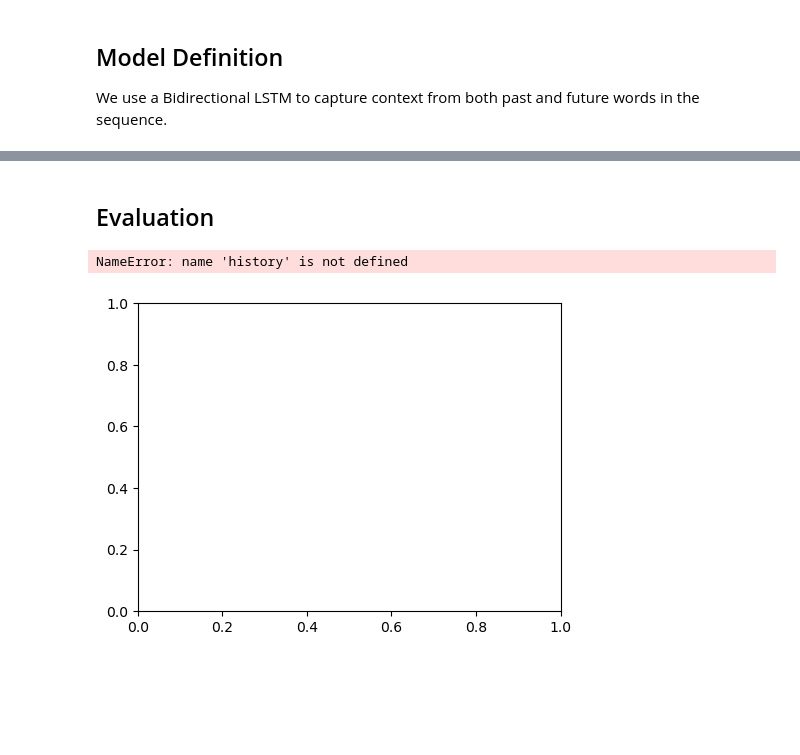
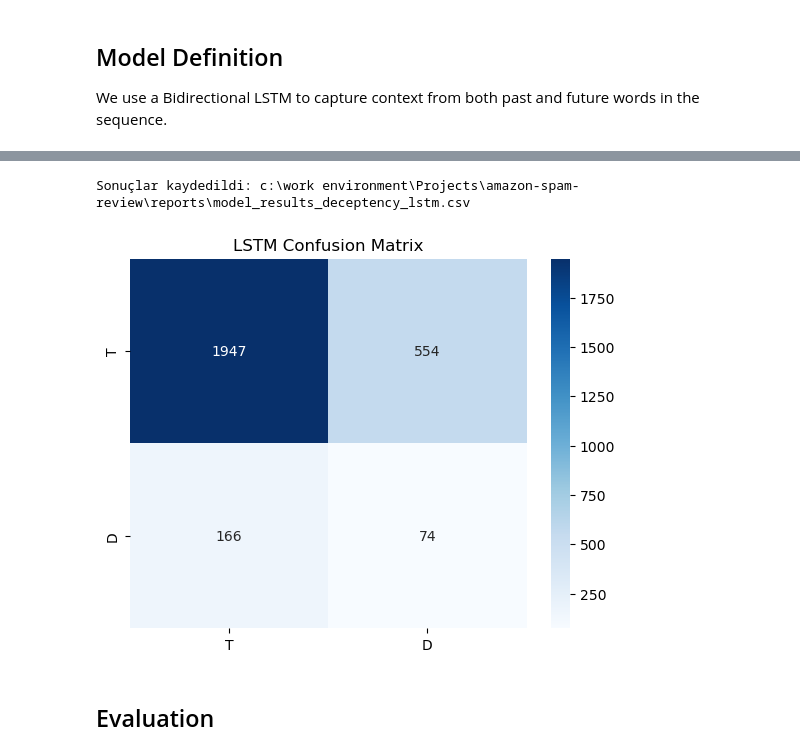
Before and after one commit to AybarsKansu/amazon-fake-review-detector, a Jupyter notebook: notebooks/deceptency/lstm_diplomacy.ipynb, the cells around one changed output, grey strips where cells are left out. Cells and saved outputs as stored; diff of their text form; code cells hidden in the pictures; blank space fills up the shorter version.

```diff
--- a/notebooks/deceptency/lstm_diplomacy.ipynb
+++ b/notebooks/deceptency/lstm_diplomacy.ipynb
@@ -131,3 +75,7 @@ X_train shape: (13132, 150)
+# %%
+X_train = pad_sequences(tokenizer.texts_to_sequences(train_df['message_text']), maxlen=MAX_LEN, padding='post')
+X_val = pad_sequences(tokenizer.texts_to_sequences(val_df['message_text']), maxlen=MAX_LEN, padding='post')
+X_test = pad_sequences(tokenizer.texts_to_sequences(test_df['message_text']), maxlen=MAX_LEN, padding='post')
 # %% [markdown]
 ## Class Weights
 Since the dataset is imbalanced, we calculate class weights to penalize the model more for missing the minority class (Deception).
@@ -187,16 +128,7 @@ reduce_lr = ReduceLROnPlateau(monitor='val_loss', factor=0.5, patience=1, min_lr
-# %%
-if not skip_training:
-    # Train
-    start_time = time.time()
-    history = model.fit(
-        X_train, y_train,
-        epochs=20,
-        batch_size=32,
-        validation_data=(X_val, y_val),
-        class_weight=class_weights_dict,
-        callbacks=[early_stopping, reduce_lr],
-        verbose=1
-    )
-    end_time = time.time()
-    training_time_minutes = (end_time - start_time) / 60
-    print(f"Training time: {training_time_minutes:.2f} minutes")
+# %%
+y_pred_prob = model.predict(X_test)
+y_pred = (y_pred_prob > 0.5).astype(int)
+report = classification_report(y_test, y_pred, target_names=['Truth', 'Deception'], output_dict=True)
+
+print("\n--- TEST SONUÇLARI ---")
+print(classification_report(y_test, y_pred, target_names=['Truth', 'Deception']))
@@ -203,20 +147,21 @@ if not skip_training:
+# %%
+result_data = {
+    'category': 'Deceptency_LSTM',
+    'test_accuracy': report['accuracy'],
+    'test_f1_truth': report['Truth']['f1-score'],
+    'test_f1_deception': report['Deception']['f1-score'],
+    'training_time_minutes': training_time_minutes
+}
+results_file = os.path.join(base_path, "reports", "model_results_deceptency_lstm.csv")
+pd.DataFrame([result_data]).to_csv(results_file, mode='a', header=not os.path.exists(results_file), index=False)
+print(f"Sonuçlar kaydedildi: {results_file}")
+
+# Confusion Matrix
+sns.heatmap(confusion_matrix(y_test, y_pred), annot=True, fmt='d', cmap='Blues', xticklabels=['T', 'D'], yticklabels=['T', 'D'])
+plt.title('LSTM Confusion Matrix')
+plt.show()
+# %% [output]
+Sonuçlar kaydedildi: c:\work environment\Projects\amazon-spam-review\reports\model_results_deceptency_lstm.csv
+[figure, added]
 # %% [markdown]
 ## Evaluation
-# %%
-# Plot training history
-plt.figure(figsize=(12, 4))
-plt.subplot(1, 2, 1)
-plt.plot(history.history['loss'], label='Train Loss')
-plt.plot(history.history['val_loss'], label='Val Loss')
-plt.legend()
-plt.title('Loss')
-
-plt.subplot(1, 2, 2)
-plt.plot(history.history['accuracy'], label='Train Acc')
-plt.plot(history.history['val_accuracy'], label='Val Acc')
-plt.legend()
-plt.title('Accuracy')
-plt.show()
-# %% [output]
-NameError: name 'history' is not defined
-[figure, removed]
```
Also changed, not shown: parts of 17 cells of this notebook, 3 other files.
